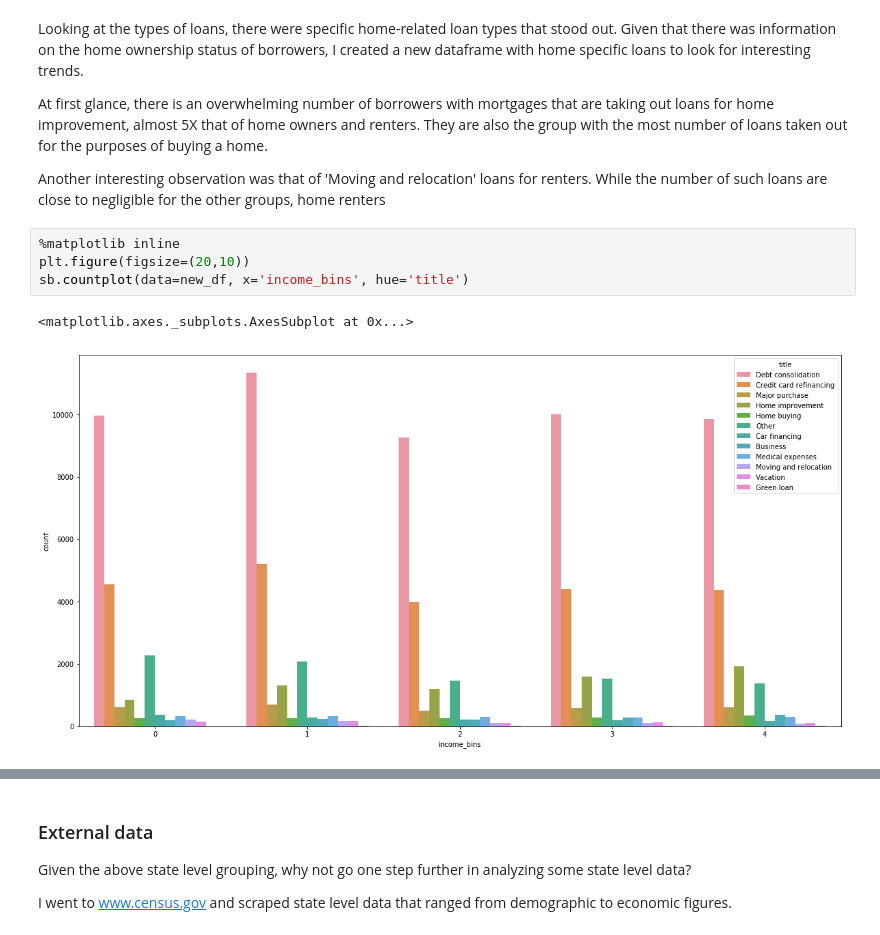
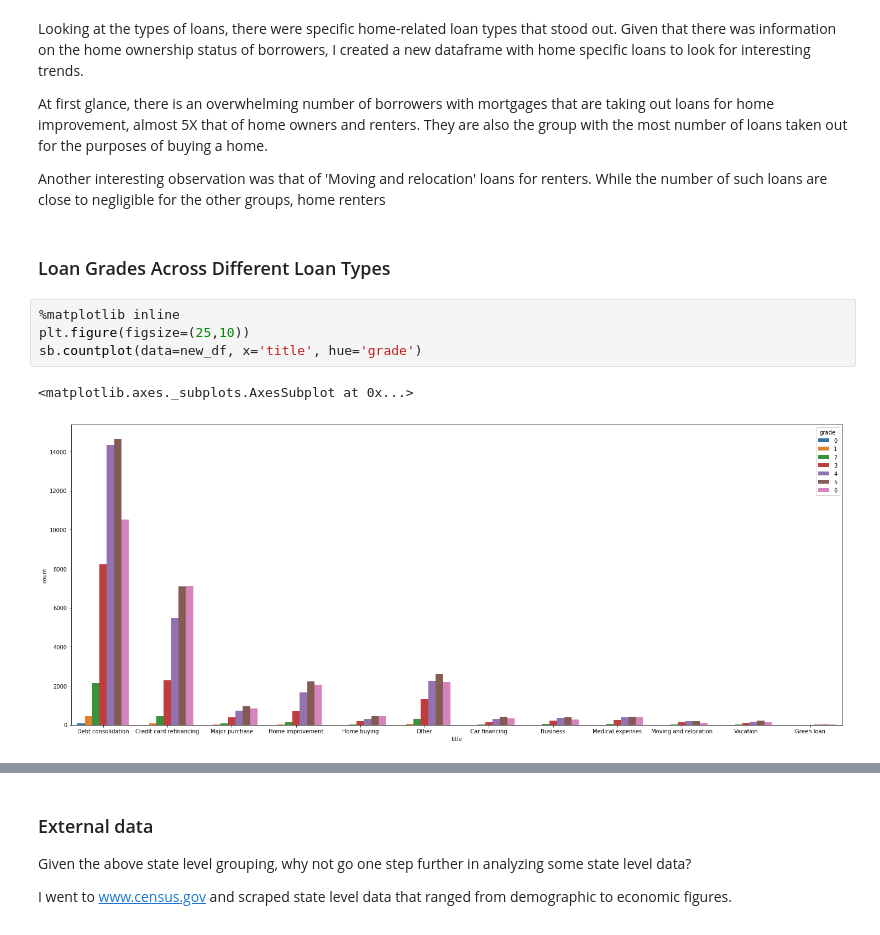
Before and after one commit to finnqiao/lendingclub_states, a Jupyter notebook: lendingclub_states.ipynb, the cells around one changed output, grey strips where cells are left out. Saved outputs shown, nothing was run; the diff lists cells and outputs as text.

```diff
--- a/lendingclub_states.ipynb
+++ b/lendingclub_states.ipynb
@@ -355,10 +355,12 @@ Looking at the types of loans, there were specific home-related loan types that
 At first glance, there is an overwhelming number of borrowers with mortgages that are taking out loans for home improvement, almost 5X that of home owners and renters. They are also the group with the most number of loans taken out for the purposes of buying a home.
 
 Another interesting observation was that of 'Moving and relocation' loans for renters. While the number of such loans are close to negligible for the other groups, home renters
+# %% [markdown]
+### Loan Grades Across Different Loan Types
 # %%
 %matplotlib inline
-plt.figure(figsize=(20,10))
-sb.countplot(data=new_df, x='income_bins', hue='title')
+plt.figure(figsize=(25,10))
+sb.countplot(data=new_df, x='title', hue='grade')
 # %% [output]
 <matplotlib.axes._subplots.AxesSubplot at 0x...>
-[figure, old version]
+[figure, new version]
```
Also changed, not shown: parts of 19 cells of this notebook, 1 other file.
